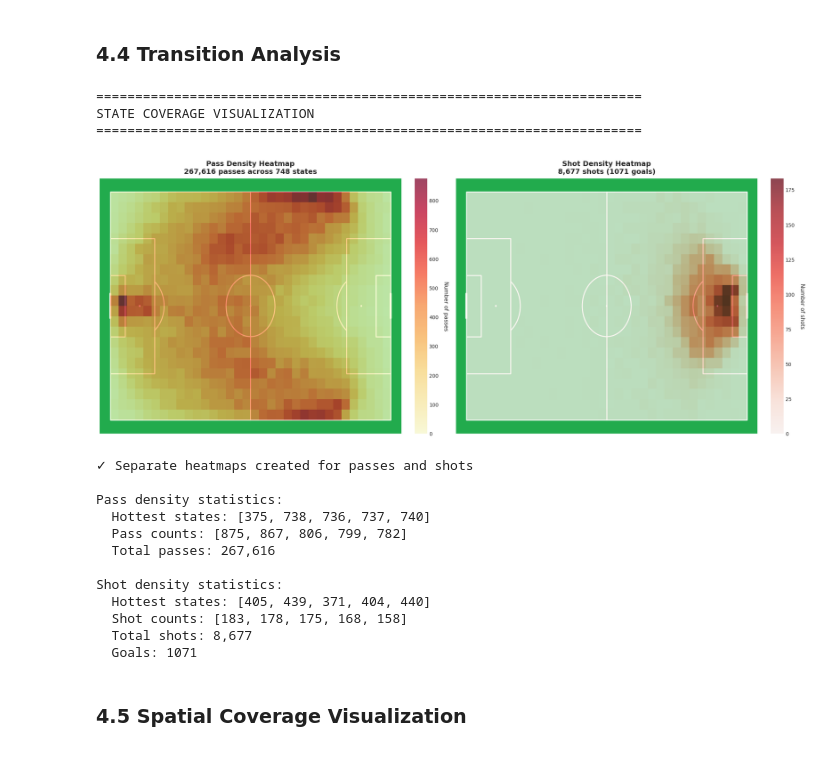
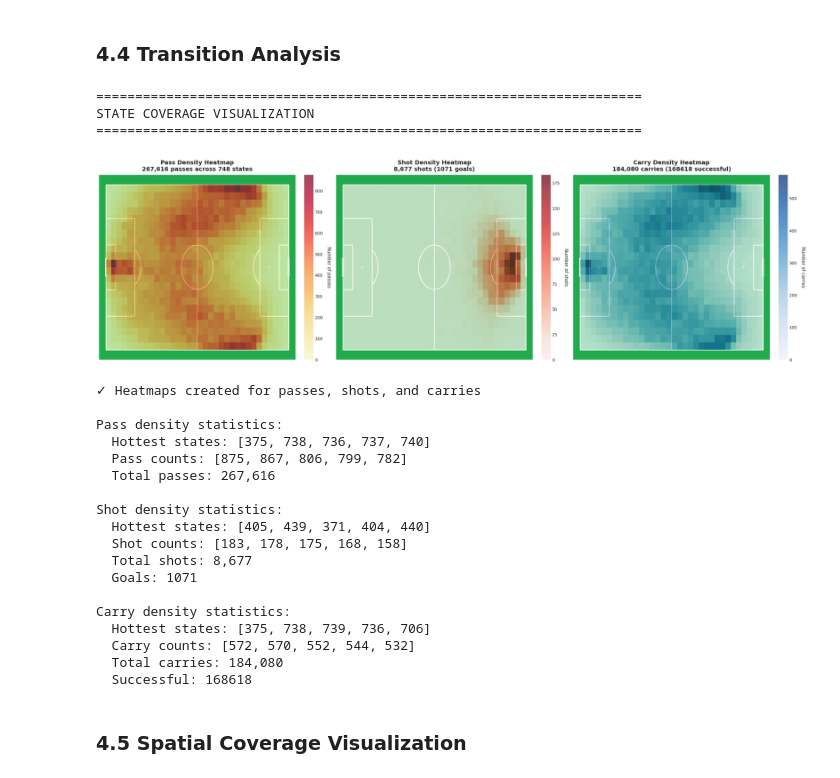
Before and after one commit to MartimRego/pass-decisions, a Jupyter notebook: Project/pass_decision_analysis.ipynb, the cells around one changed output. Saved outputs shown, nothing was run; the diff lists cells and outputs as text; code cells hidden in the pictures.

Commit message:
Carries added

```diff
--- a/Project/pass_decision_analysis.ipynb
+++ b/Project/pass_decision_analysis.ipynb
@@ -272,23 +327,25 @@ Coordinate ranges after rescaling:
 
 Classify passes by length and direction, filter zero-distance passes (ball controls).
 # %%
-# Classify pass types (only for passes, not shots)
+# Classify pass types (only for passes, not shots or carries)
 print("Classifying pass types...")
 print(f"Actions before filtering: {len(actions):,}")
 
-# Separate passes and shots
+# Separate passes, shots, and carries
 passes = actions[actions['action_type'] == 'pass'].copy()
 shots = actions[actions['action_type'] == 'shoot'].copy()
+carries = actions[actions['action_type'] == 'carry'].copy()
 
 # Classify passes (filters zero-distance passes automatically)
 passes = dp.classify_pass_type(passes)
 
-# Recombine (shots don't need classification)
-actions = pd.concat([passes, shots], ignore_index=True)
+# Recombine all three types
+actions = pd.concat([passes, shots, carries], ignore_index=True)
 
 print(f"\nActions after filtering zero-distance passes: {len(actions):,}")
-print(f"  - Passes: {len(passes):,}")
-print(f"  - Shots:  {len(shots):,}")
+print(f"  - Passes:  {len(passes):,}")
+print(f"  - Shots:   {len(shots):,}")
+print(f"  - Carries: {len(carries):,}")
 
 print(f"\n{'='*60}")
 print(f"PASS TYPE CLASSIFICATION")
@@ -314,6 +371,7 @@ for pass_type, count in pass_type_counts.items():
     print(f"  {status} {pass_type:20s}: {count:7,} ({pct:5.2f}%)")
 
 print(f"\nShots: {len(shots):,} (will be action=8)")
+print(f"Carries: {len(carries):,} (will be action=9)")
 print(f"{'='*60}")
 # %% [output]
 Classifying pass types...
@@ -901,30 +1109,34 @@ Self-loops (actions within same grid cell):
 # %% [markdown]
 ### 4.4 Transition Analysis
 # %%
-# Visualize state coverage - separate heatmaps for passes and shots
+# Visualize state coverage - separate heatmaps for passes, shots, and carries
 from mplsoccer import Pitch
 
 print("=" * 70)
 print("STATE COVERAGE VISUALIZATION")
 print("=" * 70)
 
-# Separate passes and shots
+# Separate passes, shots, and carries
 passes_only = actions[actions['action_type'] == 'pass']
 shots_only = actions[actions['action_type'] == 'shoot']
+carries_only = actions[actions['action_type'] == 'carry']
 
 # Count actions originating from each state
 pass_density = passes_only.groupby('state_from').size()
 shot_density = shots_only.groupby('state_from').size()
+carry_density = carries_only.groupby('state_from').size()
 
 # Create 2D arrays for visualization
 pass_grid = np.zeros((grid.n_rows, grid.n_cols))
 shot_grid = np.zeros((grid.n_rows, grid.n_cols))
+carry_grid = np.zeros((grid.n_rows, grid.n_cols))
 
 for state in range(grid.n_states):
     row = state // grid.n_cols
     col = state % grid.n_cols
     pass_grid[row, col] = pass_density.get(state, 0)
     shot_grid[row, col] = shot_density.get(state, 0)
+    carry_grid[row, col] = carry_density.get(state, 0)
 
 # Create pitch objects
 pitch = Pitch(
@@ -936,8 +1148,8 @@ pitch = Pitch(
     linewidth=2
 )
 
-# Plot both heatmaps side by side
-fig, axes = plt.subplots(1, 2, figsize=(20, 8))
+# Plot all three heatmaps
+fig, axes = plt.subplots(1, 3, figsize=(24, 7))
 
 # === PASSES HEATMAP ===
 pitch.draw(ax=axes[0])
@@ -950,11 +1162,8 @@ im1 = axes[0].imshow(
     alpha=0.7,
     zorder=2
 )
-
-# Colorbar for passes
 cbar1 = plt.colorbar(im1, ax=axes[0], fraction=0.046, pad=0.04)
 cbar1.set_label('Number of passes', rotation=270, labelpad=20, fontsize=11)
-
 axes[0].set_title(f'Pass Density Heatmap\n{len(passes_only):,} passes across {grid.n_states} states',
                   fontsize=14, fontweight='bold', pad=10)
 
@@ -965,39 +1174,58 @@ im2 = axes[1].imshow(
     extent=[0, 105, 0, 68],
     origin='lower',
     aspect='auto',
     cmap='Reds',
     alpha=0.7,
     zorder=2
 )
-
-# Colorbar for shots
 cbar2 = plt.colorbar(im2, ax=axes[1], fraction=0.046, pad=0.04)
 cbar2.set_label('Number of shots', rotation=270, labelpad=20, fontsize=11)
+axes[1].set_title(f'Shot Density Heatmap\n{len(shots_only):,} shots ({shots_only["success"].sum()} goals)',
+                  fontsize=14, fontweight='bold', pad=10)
 
-axes[1].set_title(f'Shot Density Heatmap\n{len(shots_only):,} shots ({shots_only["success"].sum()} goals)',
+# === CARRIES HEATMAP ===
+pitch.draw(ax=axes[2])
+im3 = axes[2].imshow(
+    carry_grid,
+    extent=[0, 105, 0, 68],
+    origin='lower',
+    aspect='auto',
+    cmap='Blues',
+    alpha=0.7,
+    zorder=2
+)
+cbar3 = plt.colorbar(im3, ax=axes[2], fraction=0.046, pad=0.04)
+cbar3.set_label('Number of carries', rotation=270, labelpad=20, fontsize=11)
+axes[2].set_title(f'Carry Density Heatmap\n{len(carries_only):,} carries ({carries_only["success"].sum()} successful)',
                   fontsize=14, fontweight='bold', pad=10)
 
 plt.tight_layout()
 plt.show()
 
 # Print statistics
-print(f"\n✓ Separate heatmaps created for passes and shots")
+print(f"\n✓ Heatmaps created for passes, shots, and carries")
 print(f"\nPass density statistics:")
 print(f"  Hottest states: {pass_density.nlargest(5).index.tolist()}")
 print(f"  Pass counts: {pass_density.nlargest(5).values.tolist()}")
 print(f"  Total passes: {len(passes_only):,}")
 
 print(f"\nShot density statistics:")
 print(f"  Hottest states: {shot_density.nlargest(5).index.tolist()}")
 print(f"  Shot counts: {shot_density.nlargest(5).values.tolist()}")
 print(f"  Total shots: {len(shots_only):,}")
 print(f"  Goals: {shots_only['success'].sum()}")
+
+print(f"\nCarry density statistics:")
+print(f"  Hottest states: {carry_density.nlargest(5).index.tolist()}")
+print(f"  Carry counts: {carry_density.nlargest(5).values.tolist()}")
+print(f"  Total carries: {len(carries_only):,}")
+print(f"  Successful: {carries_only['success'].sum()}")
 # %% [output]
 ======================================================================
 STATE COVERAGE VISUALIZATION
 ======================================================================
-[figure, old version]
+[figure, new version]
-✓ Separate heatmaps created for passes and shots
+✓ Heatmaps created for passes, shots, and carries
 
 Pass density statistics:
   Hottest states: [375, 738, 736, 737, 740]
@@ -1009,6 +1237,12 @@ Shot density statistics:
   Shot counts: [183, 178, 175, 168, 158]
   Total shots: 8,677
   Goals: 1071
+
+Carry density statistics:
+  Hottest states: [375, 738, 739, 736, 706]
+  Carry counts: [572, 570, 552, 544, 532]
+  Total carries: 184,080
+  Successful: 168618
 # %% [markdown]
 ### 4.5 Spatial Coverage Visualization
 # %%
```
Also changed, not shown: parts of 22 cells of this notebook, 2 other files.
